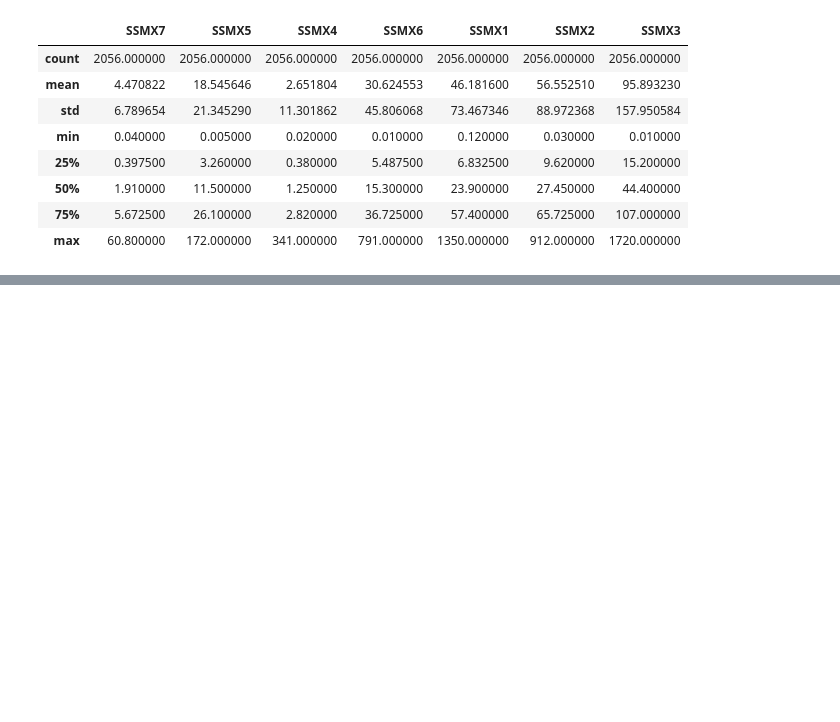
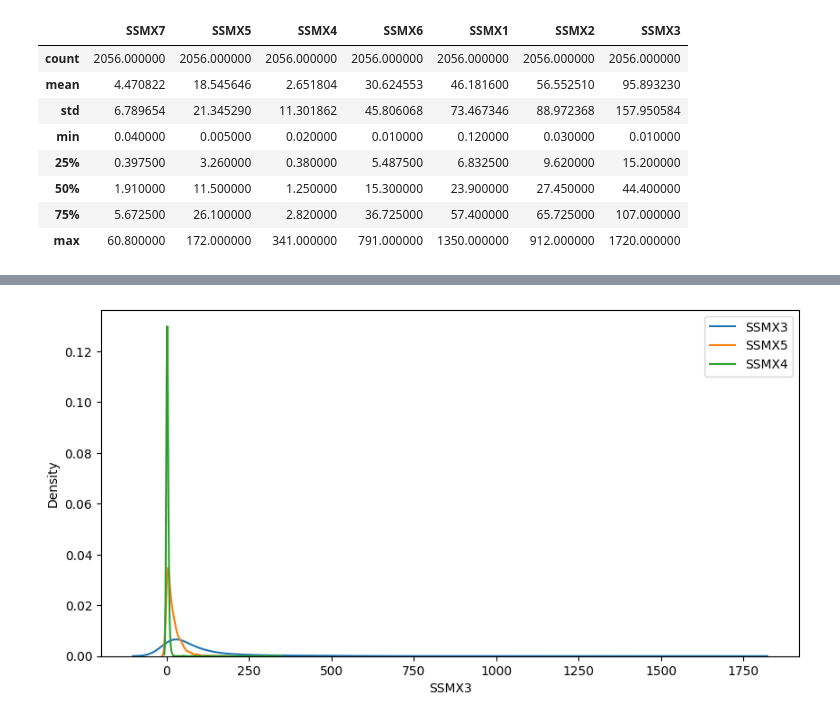
Before and after one commit to yxqin06/DS3021_Project_1, a Jupyter notebook: WranglingEDA.ipynb, the cells around one changed output, grey strips where cells are left out. Cells and saved outputs as stored; diff of their text form; code cells hidden in the pictures; blank space fills up the shorter version.

```diff
--- a/WranglingEDA.ipynb
+++ b/WranglingEDA.ipynb
@@ -108,0 +151,11 @@ df[['SSMX7', 'SSMX5', 'SSMX4', 'SSMX6', 'SSMX1', 'SSMX2', 'SSMX3']].describe()
+# %%
+plt.figure(figsize=(10, 5))
+
+sns.kdeplot(dfWork['SSMX3'], label='SSMX3')
+sns.kdeplot(dfWork['SSMX5'], label='SSMX5')
+sns.kdeplot(dfWork['SSMX4'], label='SSMX4')
+
+plt.legend()
+plt.show()
+# %% [output]
+[figure, added]
```
Also changed, not shown: parts of 12 cells of this notebook.
